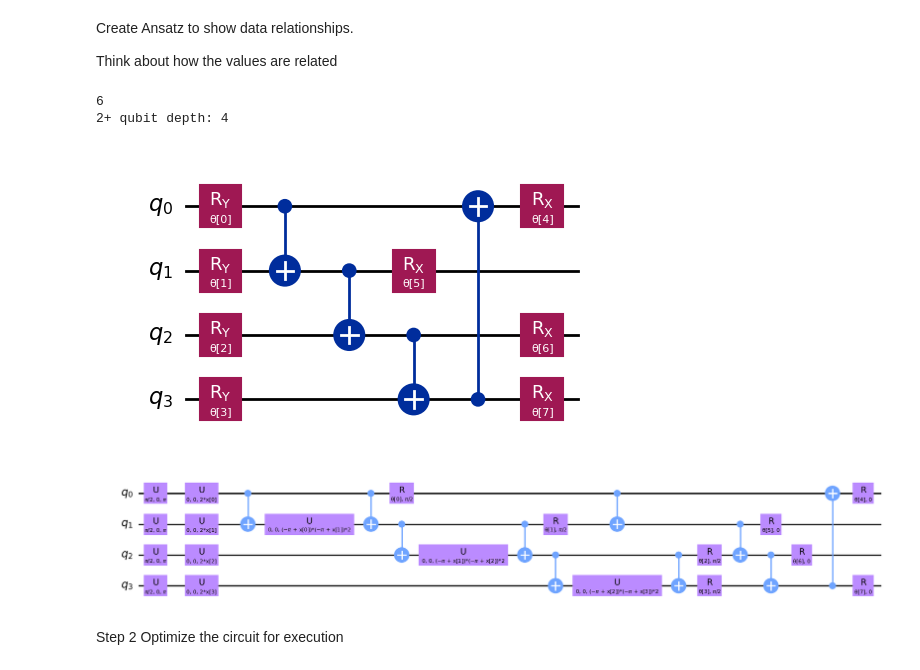
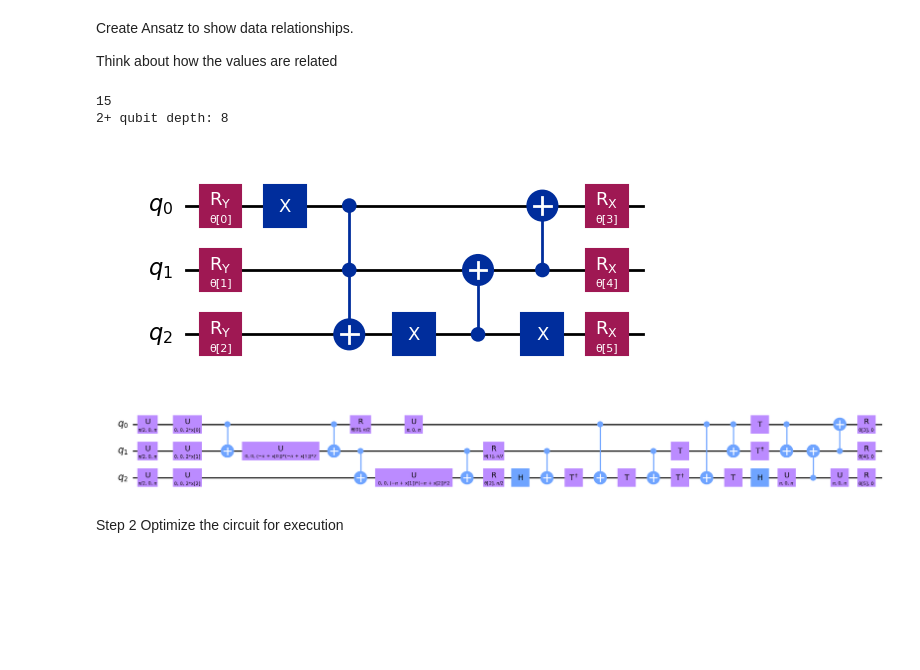
Before and after one commit to peoplesinc/air-pollution-data, a Jupyter notebook: baltimore-figures/baltimore_qml.ipynb, the cells around one changed output. Drawn from its saved outputs; the diff is of its cells as text; code cells hidden in the pictures; blank space fills up the shorter version.

```diff
--- a/baltimore-figures/baltimore_qml.ipynb
+++ b/baltimore-figures/baltimore_qml.ipynb
@@ -153,8 +153,8 @@ def encode_grade(grade):
         return 0
 
 def convert_to_label(grade):
-    #if grade in ['A', 'B']:
-    if grade in ['A']:
+    if grade in ['A', 'B']:
+    #if grade in ['A']:
         return 1
     else:
         return -1
@@ -178,7 +178,7 @@ def process_dataset(dataset: pd.DataFrame, samples: int, random_seed: int) -> np
                             #(row[3] / row[6]) * 2 * pi, # % of Hispanic population
                             #(row[4] / row[6]) * 2 * pi, # % of Asian population
                             #(row[5] / row[6]) * 2 * pi, # % of Other population
-                            (row[6] / max ) * 2 * pi,     # Normalized total
+                            #(row[6] / max ) * 2 * pi,     # Normalized total
                             row[7],           # NO2 levels | Low is good
                             row[8],           # PHOLC levels
                             row[9],          # PM25 levels | high is bad
@@ -227,7 +227,7 @@ from qiskit.circuit import ParameterVector
   7 - # PHOLC levels
   8 - # PM25 levels | high is bad
 '''
-def create_ansatz_circuit(qubits: int, cnot_list: array) -> QuantumCircuit:
+def create_ansatz_circuit(qubits: int, gate_list: array) -> QuantumCircuit:
     # Initialize the circuit using the same number of qubits as the image has pixels
     qnn_circuit = QuantumCircuit(qubits)
 
@@ -242,8 +242,14 @@ def create_ansatz_circuit(qubits: int, cnot_list: array) -> QuantumCircuit:
     # These should include ALL QUBITS
     # Here is a list of qubit pairs between which we want CNOT gates.
     # Change this to include ALL of the demographic group qubits
-    for i in range(len(cnot_list)):
-        qnn_circuit.cx(cnot_list[i][0], cnot_list[i][1])
+    for i in range(len(gate_list)):
+        match len(gate_list[i]):
+            case 1: # Create a X gate
+                qnn_circuit.x(gate_list[i][0])
+            case 2:
+                qnn_circuit.cx(gate_list[i][0], gate_list[i][1])
+            case 3:
+                qnn_circuit.ccx(gate_list[i][0], gate_list[i][1], gate_list[i][2])
 
     # The second variational layer:
     for i in range(qubits):
@@ -444,26 +460,26 @@ Think about how the values are related
 # %%
 # Import the necessary packages
 from qiskit import QuantumCircuit
 
 # Here is a list of qubit pairs between which we want CNOT gates. The choice of these is not yet obvious.
 # Change this to include ALL of the demographic group qubits
 #qnn_cnot_list = [[0,2],[0,1],[1,3],[3,2],[2,1],[3,0]]
-qnn_cnot_list = [[0,1],[1,2],[2,3],[3,0]]
+qnn_cnot_list = [[0], [0,1,2], [2], [2,1],[1,0], [2]]
 #qnn_cnot_list = [[6, 0], [8, 1], [8, 2]]
 
-ansatz = create_ansatz_circuit(qubits=num_qubits, cnot_list=qnn_cnot_list)
+ansatz = create_ansatz_circuit(qubits=num_qubits, gate_list=qnn_cnot_list)
 # Check the circuit depth, and the two-qubit gate depth
 print(ansatz.decompose().depth())
 print(
     f"2+ qubit depth: {ansatz.decompose().depth(lambda instr: len(instr.qubits) > 1)}"
 )
 
 # Draw the circuit
 ansatz.draw("mpl")
 # %% [output]
-6
-2+ qubit depth: 4
+15
+2+ qubit depth: 8
-[figure, old version]
+[figure, new version]
 # %%
 # QNN ansatz
 
@@ -476,7 +492,7 @@ full_circuit.compose(ansatz, range(num_qubits), inplace=True)
 # Display the circuit
 full_circuit.decompose().draw("mpl", style="clifford", fold=-1)
 # %% [output]
-[figure, old version]
+[figure, new version]
 # %% [markdown]
 Step 2
 Optimize the circuit for execution
```
Also changed, not shown: parts of 11 cells of this notebook.
